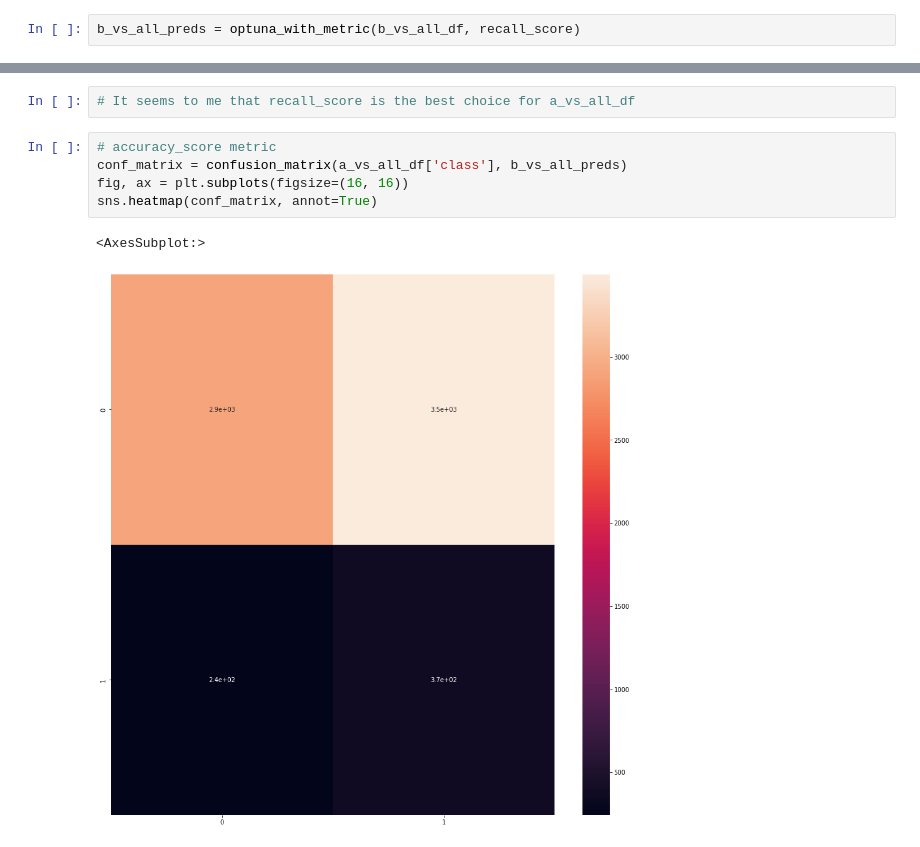
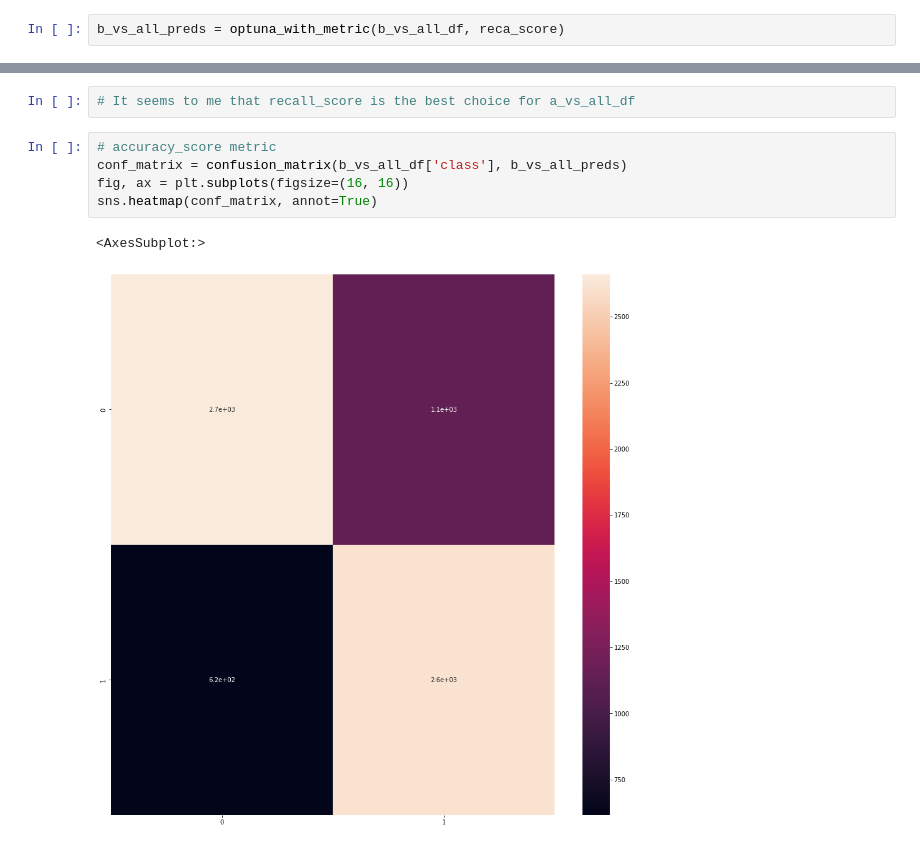
Before and after one commit to vs-sat-dev/Body-Performance, a Jupyter notebook: EDA/BodyPerformanceEDA.ipynb, the cells around one changed output, grey strips where cells are left out. Cells and saved outputs as stored; diff of their text form.

Commit message:
All vs one. Confusion matrices for b_vs_all_dataframe. Change mistake

```diff
--- a/EDA/BodyPerformanceEDA.ipynb
+++ b/EDA/BodyPerformanceEDA.ipynb
@@ -488,4 +488,4 @@ d_vs_all_df
 | 7014 | 43.0 | 1 | 161.5 | 49.9 | 29.8 | 79.0 | 155.0 | 21.0 | ... |
 7015 rows × 12 columns
 # %%
-b_vs_all_preds = optuna_with_metric(b_vs_all_df, recall_score)
+b_vs_all_preds = optuna_with_metric(b_vs_all_df, reca_score)
@@ -533,11 +551,11 @@ sns.heatmap(conf_matrix, annot=True)
 # It seems to me that recall_score is the best choice for a_vs_all_df
 # %%
 # accuracy_score metric
-conf_matrix = confusion_matrix(a_vs_all_df['class'], b_vs_all_preds)
+conf_matrix = confusion_matrix(b_vs_all_df['class'], b_vs_all_preds)
 fig, ax = plt.subplots(figsize=(16, 16))
 sns.heatmap(conf_matrix, annot=True)
 # %% [output]
 <AxesSubplot:>
-[figure, old version]
+[figure, new version]
 # %%
 # roc_auc_score metric
```
Also changed, not shown: parts of 5 cells of this notebook.
